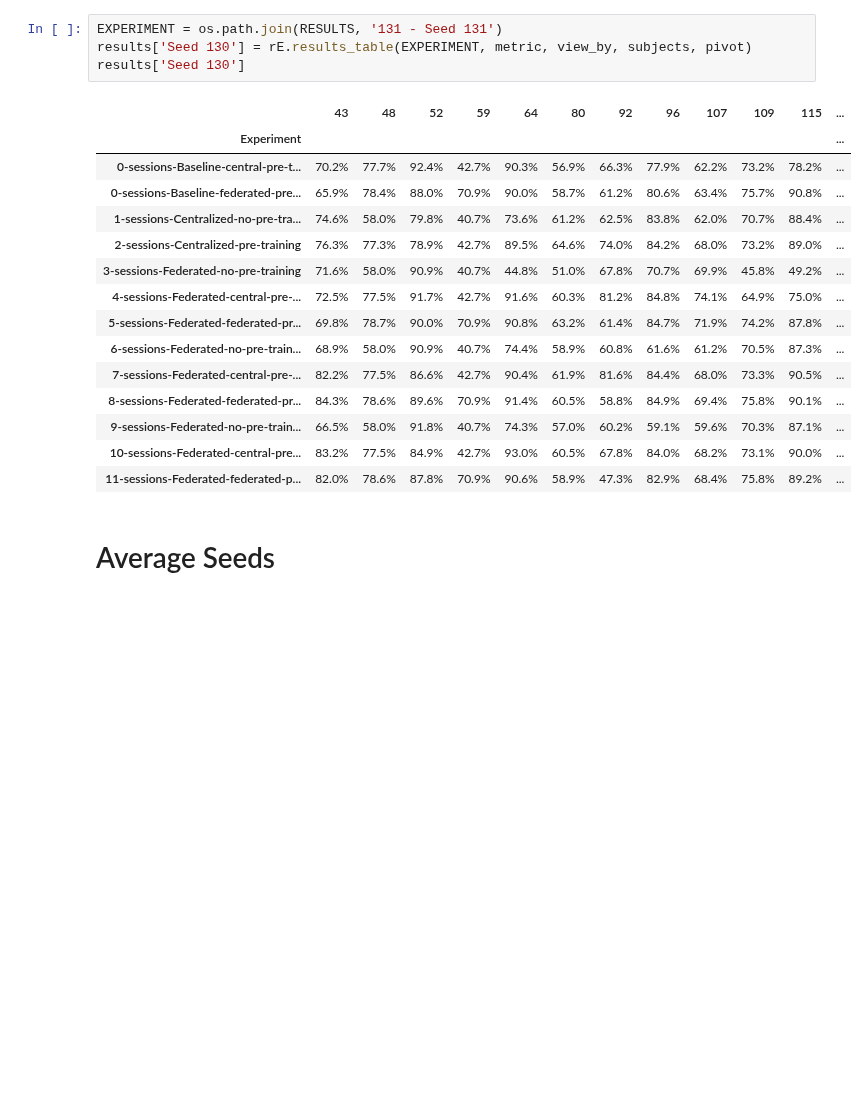
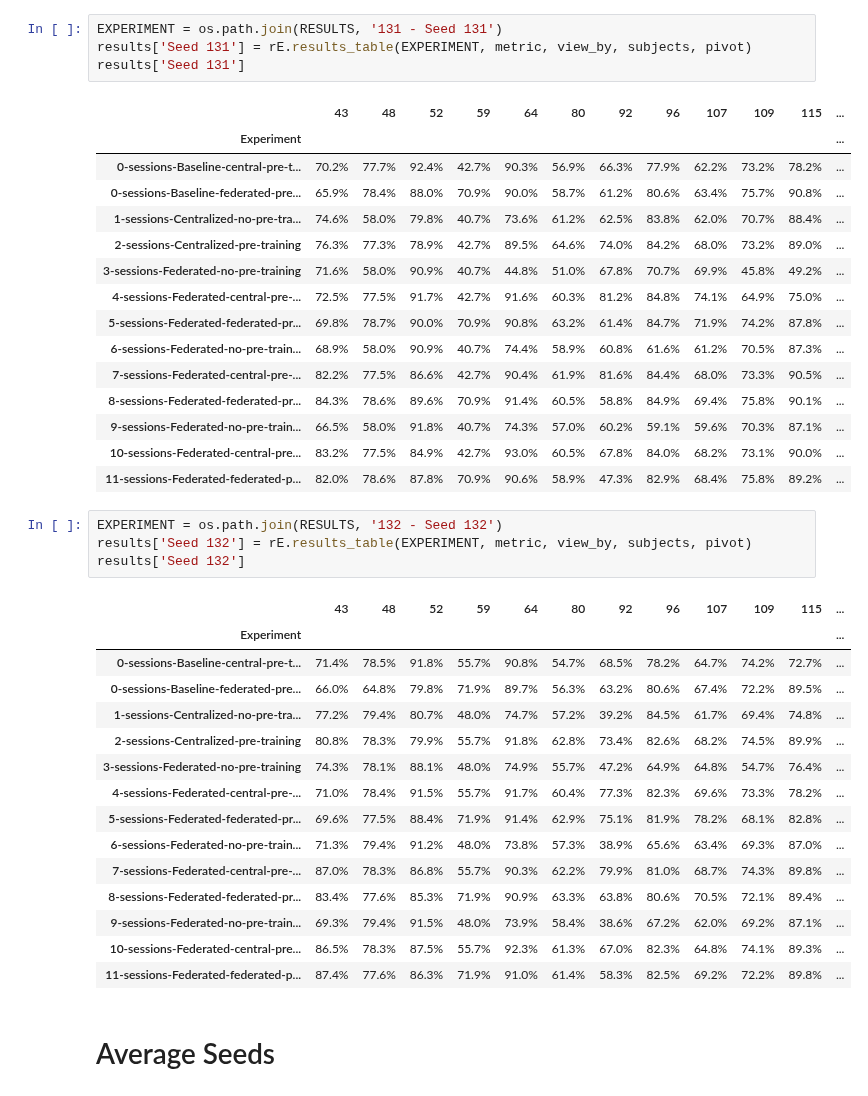
Before and after one commit to ntobis/federated-machine-learning, a Jupyter notebook: Notebooks/Excel Table Preparation.ipynb, the cells around one changed output. Drawn from its saved outputs; the diff is of its cells as text; blank space fills up the shorter version.

```diff
--- a/Notebooks/Excel Table Preparation.ipynb
+++ b/Notebooks/Excel Table Preparation.ipynb
@@ -306,8 +306,8 @@ results['Seed 125']
 ## Seed 131
 # %%
 EXPERIMENT = os.path.join(RESULTS, '131 - Seed 131')
-results['Seed 130'] = rE.results_table(EXPERIMENT, metric, view_by, subjects, pivot)
-results['Seed 130']
+results['Seed 131'] = rE.results_table(EXPERIMENT, metric, view_by, subjects, pivot)
+results['Seed 131']
 # %% [output]
 |  | 43 | 48 | 52 | 59 | 64 | 80 | 92 | 96 | 107 | 109 | 115 | ... |
 | Experiment |  |  |  |  |  |  |  |  |  |  |  | ... |
@@ -324,6 +324,26 @@ results['Seed 130']
 | 9-sessions-Federated-no-pre-train... | 66.5% | 58.0% | 91.8% | 40.7% | 74.3% | 57.0% | 60.2% | 59.1% | 59.6% | 70.3% | 87.1% | ... |
 | 10-sessions-Federated-central-pre... | 83.2% | 77.5% | 84.9% | 42.7% | 93.0% | 60.5% | 67.8% | 84.0% | 68.2% | 73.1% | 90.0% | ... |
 | 11-sessions-Federated-federated-p... | 82.0% | 78.6% | 87.8% | 70.9% | 90.6% | 58.9% | 47.3% | 82.9% | 68.4% | 75.8% | 89.2% | ... |
+# %%
+EXPERIMENT = os.path.join(RESULTS, '132 - Seed 132')
+results['Seed 132'] = rE.results_table(EXPERIMENT, metric, view_by, subjects, pivot)
+results['Seed 132']
+# %% [output]
+|  | 43 | 48 | 52 | 59 | 64 | 80 | 92 | 96 | 107 | 109 | 115 | ... |
+| Experiment |  |  |  |  |  |  |  |  |  |  |  | ... |
+| 0-sessions-Baseline-central-pre-t... | 71.4% | 78.5% | 91.8% | 55.7% | 90.8% | 54.7% | 68.5% | 78.2% | 64.7% | 74.2% | 72.7% | ... |
+| 0-sessions-Baseline-federated-pre... | 66.0% | 64.8% | 79.8% | 71.9% | 89.7% | 56.3% | 63.2% | 80.6% | 67.4% | 72.2% | 89.5% | ... |
+| 1-sessions-Centralized-no-pre-tra... | 77.2% | 79.4% | 80.7% | 48.0% | 74.7% | 57.2% | 39.2% | 84.5% | 61.7% | 69.4% | 74.8% | ... |
+| 2-sessions-Centralized-pre-training | 80.8% | 78.3% | 79.9% | 55.7% | 91.8% | 62.8% | 73.4% | 82.6% | 68.2% | 74.5% | 89.9% | ... |
+| 3-sessions-Federated-no-pre-training | 74.3% | 78.1% | 88.1% | 48.0% | 74.9% | 55.7% | 47.2% | 64.9% | 64.8% | 54.7% | 76.4% | ... |
+| 4-sessions-Federated-central-pre-... | 71.0% | 78.4% | 91.5% | 55.7% | 91.7% | 60.4% | 77.3% | 82.3% | 69.6% | 73.3% | 78.2% | ... |
+| 5-sessions-Federated-federated-pr... | 69.6% | 77.5% | 88.4% | 71.9% | 91.4% | 62.9% | 75.1% | 81.9% | 78.2% | 68.1% | 82.8% | ... |
+| 6-sessions-Federated-no-pre-train... | 71.3% | 79.4% | 91.2% | 48.0% | 73.8% | 57.3% | 38.9% | 65.6% | 63.4% | 69.3% | 87.0% | ... |
+| 7-sessions-Federated-central-pre-... | 87.0% | 78.3% | 86.8% | 55.7% | 90.3% | 62.2% | 79.9% | 81.0% | 68.7% | 74.3% | 89.8% | ... |
+| 8-sessions-Federated-federated-pr... | 83.4% | 77.6% | 85.3% | 71.9% | 90.9% | 63.3% | 63.8% | 80.6% | 70.5% | 72.1% | 89.4% | ... |
+| 9-sessions-Federated-no-pre-train... | 69.3% | 79.4% | 91.5% | 48.0% | 73.9% | 58.4% | 38.6% | 67.2% | 62.0% | 69.2% | 87.1% | ... |
+| 10-sessions-Federated-central-pre... | 86.5% | 78.3% | 87.5% | 55.7% | 92.3% | 61.3% | 67.0% | 82.3% | 64.8% | 74.1% | 89.3% | ... |
+| 11-sessions-Federated-federated-p... | 87.4% | 77.6% | 86.3% | 71.9% | 91.0% | 61.4% | 58.3% | 82.5% | 69.2% | 72.2% | 89.8% | ... |
 # %% [markdown]
 # Average Seeds
 # %%
```
Also changed, not shown: 30 other files.
